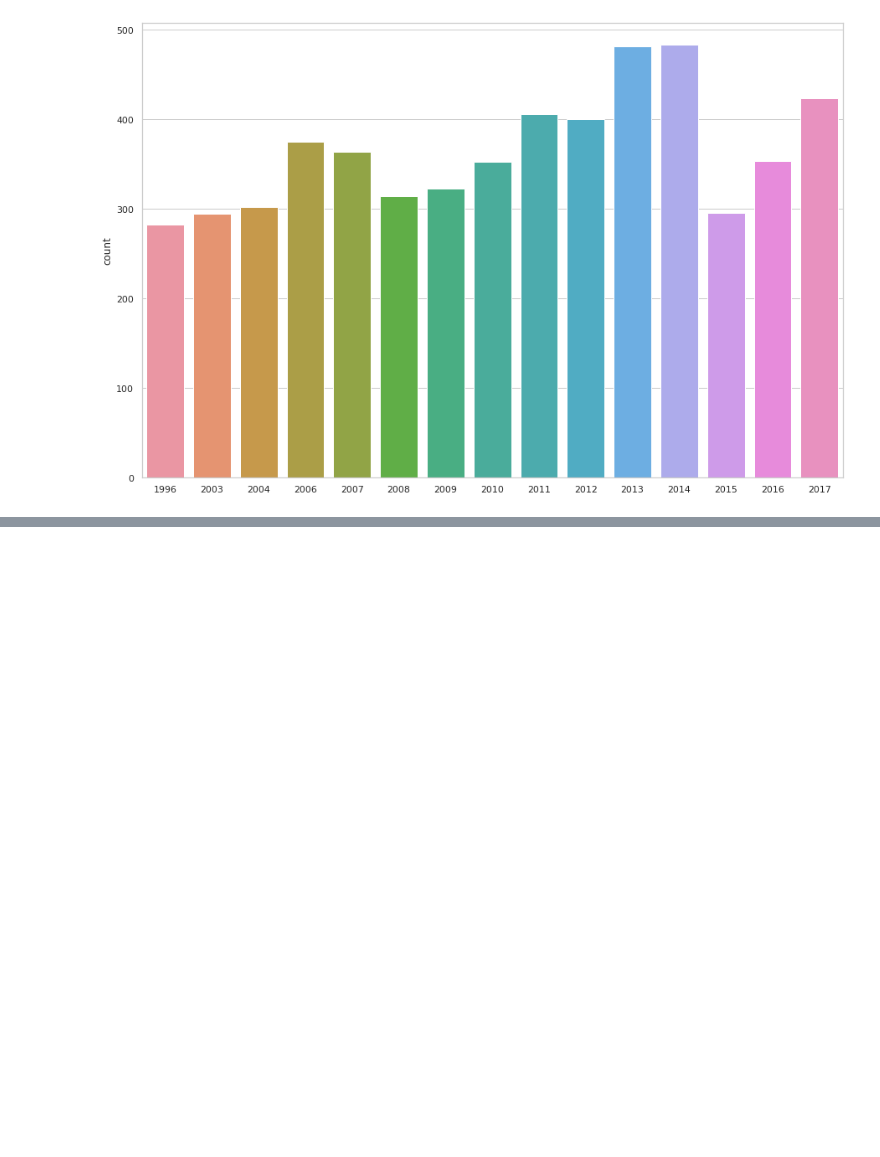
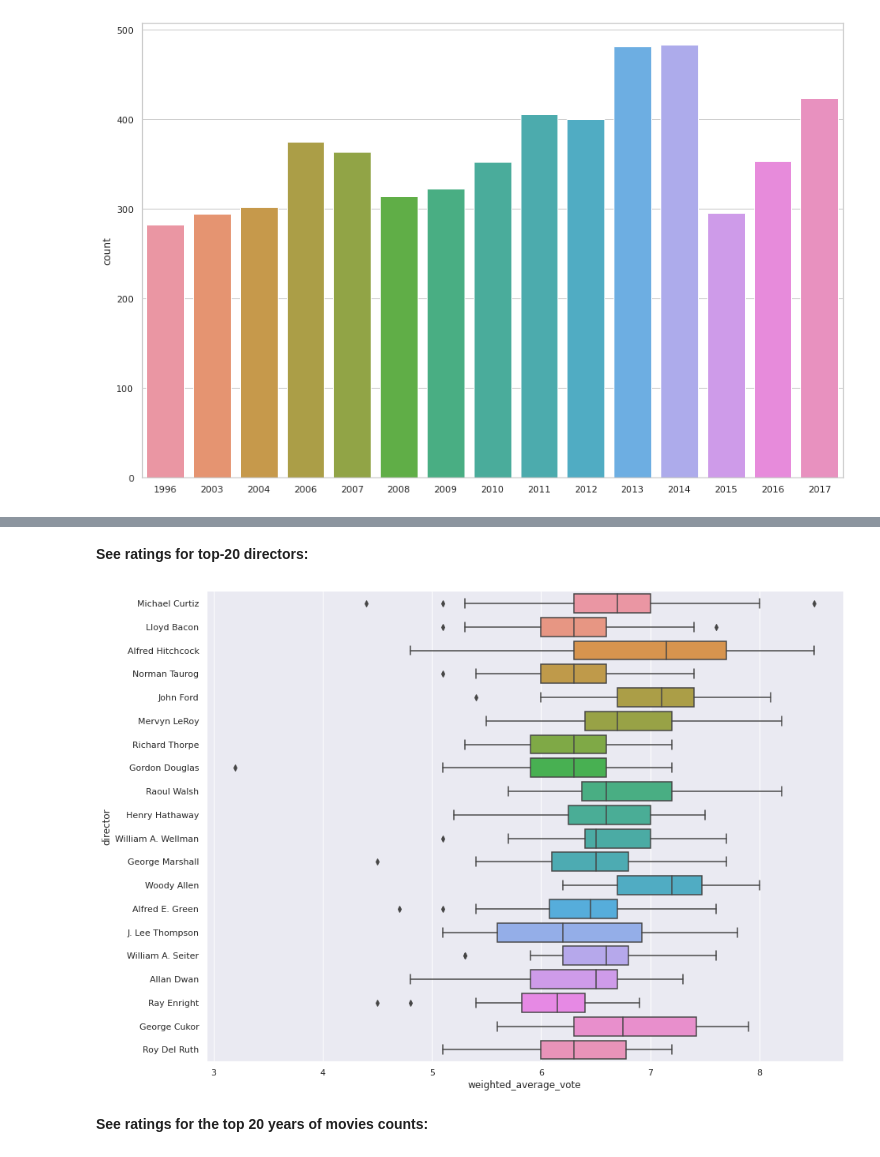
Before and after one commit to ptfrwrd/Explore-movies-and-REC, a Jupyter notebook: Explore_movies_Kaggle.ipynb, the cells around one changed output, grey strips where cells are left out. Cells and saved outputs as stored; diff of their text form; code cells hidden in the pictures; blank space fills up the shorter version.

```diff
--- a/Explore_movies_Kaggle.ipynb
+++ b/Explore_movies_Kaggle.ipynb
@@ -159,0 +299,9 @@ ax = sns.barplot(x=movies_for_plot.index, y="count", data=movies_for_plot)
+# %% [markdown]
+**See ratings for top-20 directors:**
+# %%
+gr = sns.catplot(x = 'weighted_average_vote', y = 'director', kind = "box", data = merge_data, order = merge_data.director.value_counts().iloc[:20].index)
+gr.fig.set_size_inches(20, 10)
+# %% [output]
+[figure, added]
+# %% [markdown]
+**See ratings for the top 20 years of movies counts:**
```
Also changed, not shown: parts of 31 cells of this notebook.
